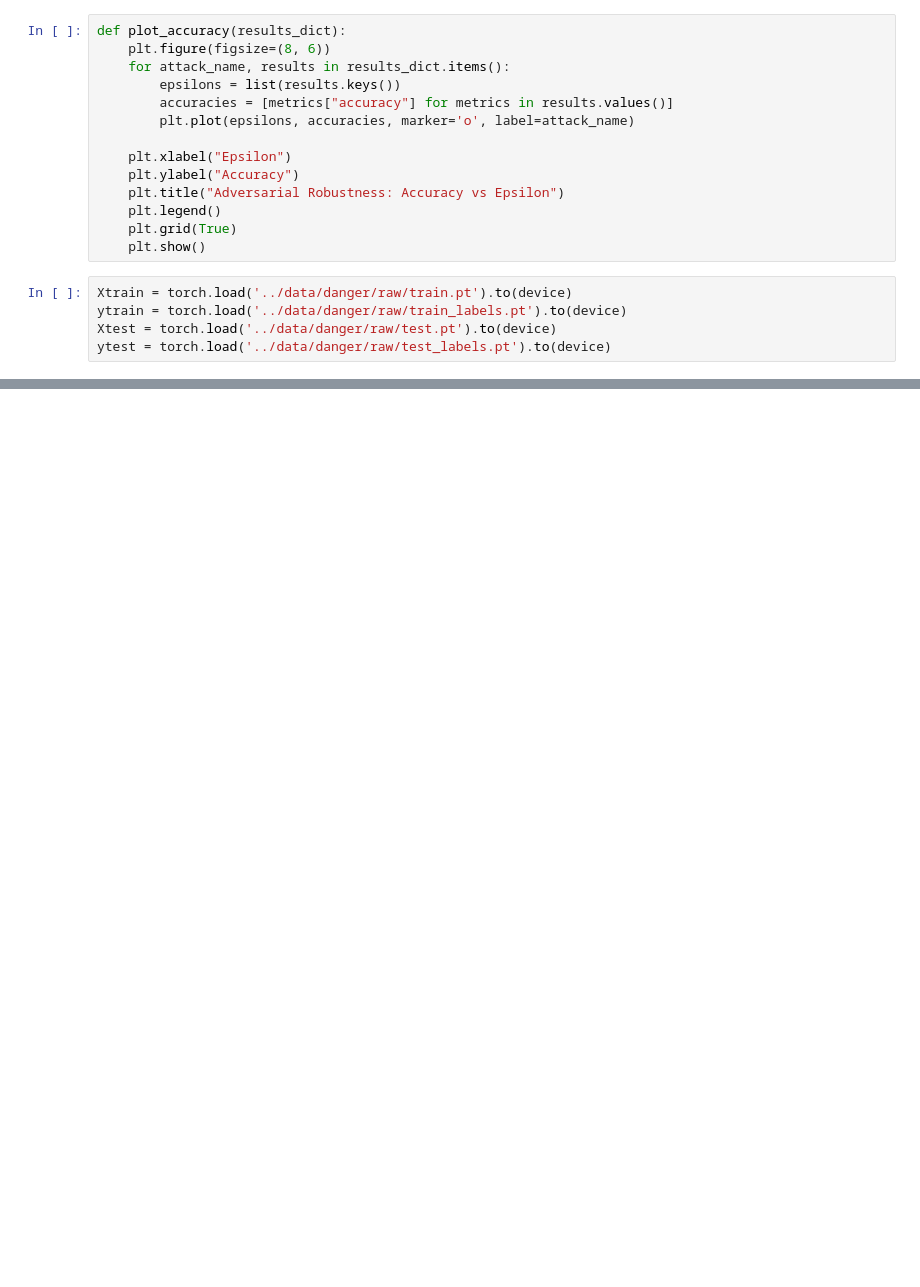
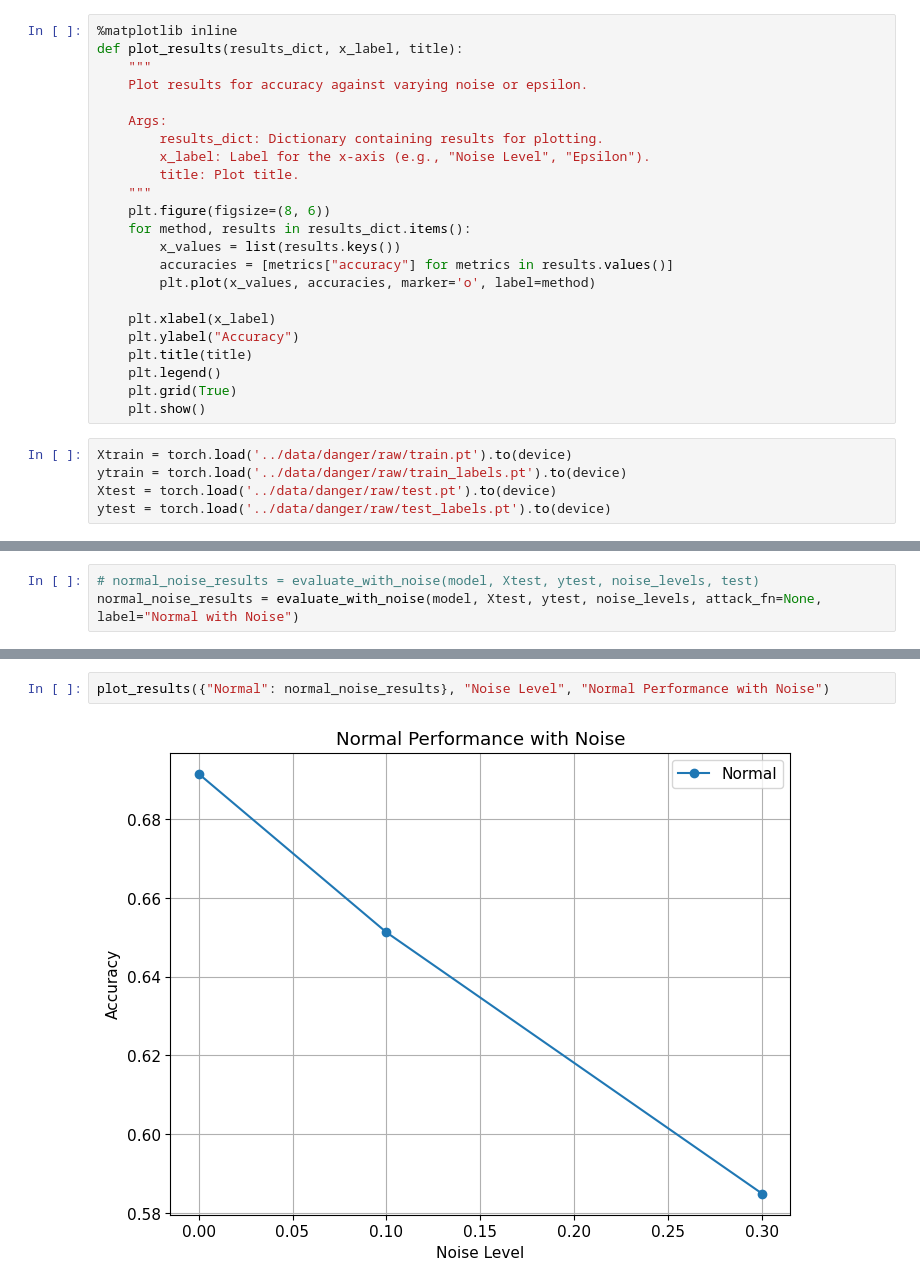
Before and after one commit to Ndkopacz/DefensiveDoorbell, a Jupyter notebook: ML/src/adversarial_attacks_experiment.ipynb, the cells around one changed output, grey strips where cells are left out. Cells and saved outputs as stored; diff of their text form; blank space fills up the shorter version.

Commit message:
push adversarial changes

```diff
--- a/ML/src/adversarial_attacks_experiment.ipynb
+++ b/ML/src/adversarial_attacks_experiment.ipynb
@@ -76,14 +153,23 @@ def evaluate_robustness(model, X, y, epsilons, attack_fn, attack_name):
 # %%
-def plot_accuracy(results_dict):
+%matplotlib inline
+def plot_results(results_dict, x_label, title):
+    """
+    Plot results for accuracy against varying noise or epsilon.
+
+    Args:
+        results_dict: Dictionary containing results for plotting.
+        x_label: Label for the x-axis (e.g., "Noise Level", "Epsilon").
+        title: Plot title.
+    """
     plt.figure(figsize=(8, 6))
-    for attack_name, results in results_dict.items():
-        epsilons = list(results.keys())
+    for method, results in results_dict.items():
+        x_values = list(results.keys())
         accuracies = [metrics["accuracy"] for metrics in results.values()]
-        plt.plot(epsilons, accuracies, marker='o', label=attack_name)
+        plt.plot(x_values, accuracies, marker='o', label=method)
 
-    plt.xlabel("Epsilon")
+    plt.xlabel(x_label)
     plt.ylabel("Accuracy")
-    plt.title("Adversarial Robustness: Accuracy vs Epsilon")
+    plt.title(title)
     plt.legend()
     plt.grid(True)
     plt.show()
@@ -105,0 +230,3 @@ normal_results = evaluate_robustness(model, Xtest, ytest, [0], lambda m, x, y, e
+# %%
+# normal_noise_results = evaluate_with_noise(model, Xtest, ytest, noise_levels, test)
+normal_noise_results = evaluate_with_noise(model, Xtest, ytest, noise_levels, attack_fn=None, label="Normal with Noise")
@@ -106 +252,5 @@ normal_results = evaluate_robustness(model, Xtest, ytest, [0], lambda m, x, y, e
+# %%
+plot_results({"Normal": normal_noise_results}, "Noise Level", "Normal Performance with Noise")
+# %% [output]
+[figure, added]
 # %%
```
Also changed, not shown: parts of 37 cells of this notebook, 1 other file.
